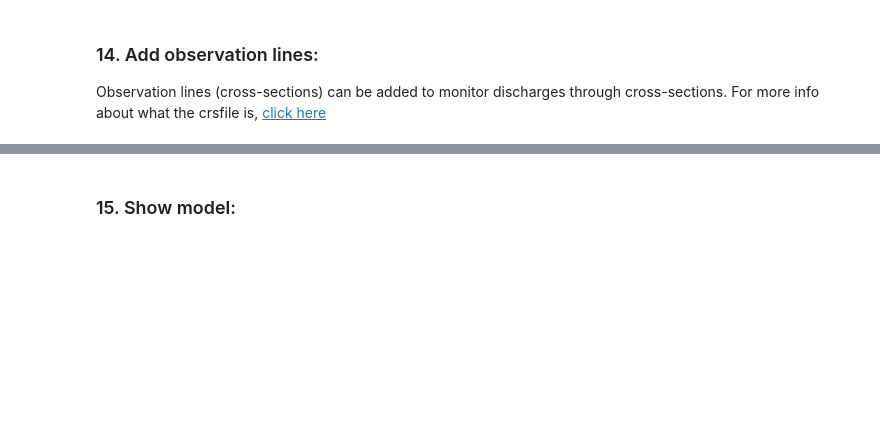
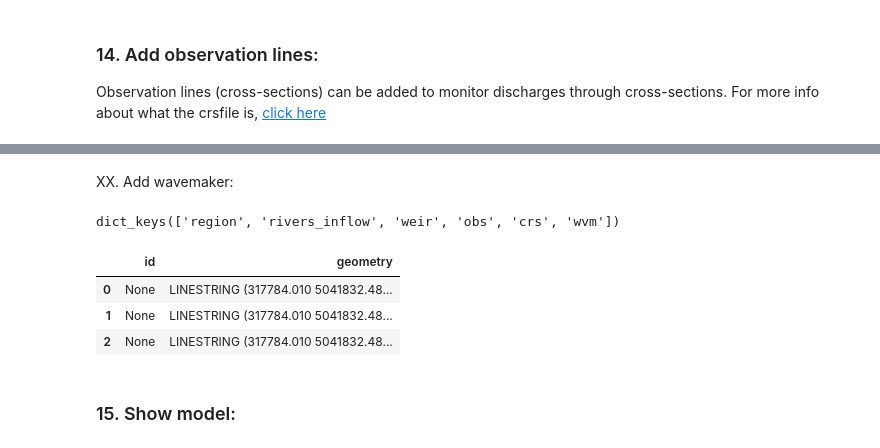
Before and after one commit to Deltares/hydromt_sfincs, a Jupyter notebook: examples/build_from_script.ipynb, the cells around one changed output, grey strips where cells are left out. Drawn from its saved outputs; the diff is of its cells as text; code cells hidden in the pictures; blank space fills up the shorter version.

Commit message:
- Seems possible to run setup_wavemaker now and make a wvmfile - added in utils - see temp addition to notebook

```diff
--- a/examples/build_from_script.ipynb
+++ b/examples/build_from_script.ipynb
@@ -407,3 +440,18 @@ sf.geoms.keys()
+# %% [markdown]
+XX. Add wavemaker:
+# %%
+wvm = sf.setup_wavemaker(wavemaker=r"d:\repos\hydromt_sfincs\hydromt_sfincs\examples\wvm_test.shp", merge=False)
+
+sf.geoms.keys()
+# %% [output]
+dict_keys(['region', 'rivers_inflow', 'weir', 'obs', 'crs', 'wvm'])
+# %%
+sf.geoms['wvm']
+# %% [output]
+|  | id | geometry |
+| 0 | None | LINESTRING (317784.010 5041832.48... |
+| 1 | None | LINESTRING (317784.010 5041832.48... |
+| 2 | None | LINESTRING (317784.010 5041832.48... |
 # %% [markdown]
 ### 15. Show model:
 # %%
```
Also changed, not shown: parts of 13 cells of this notebook, 1 other file.
